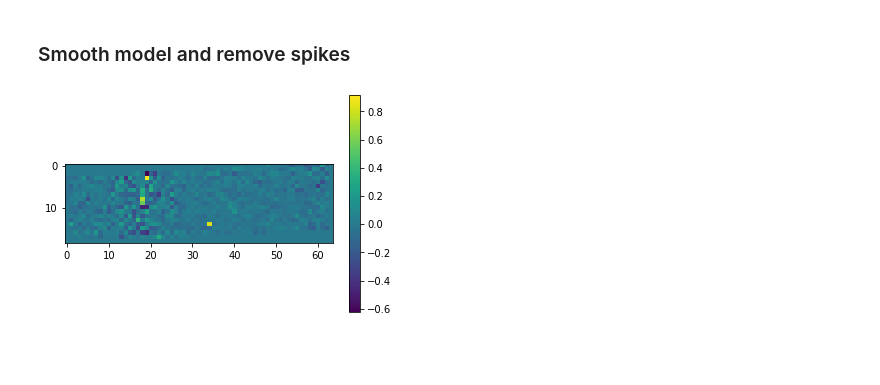
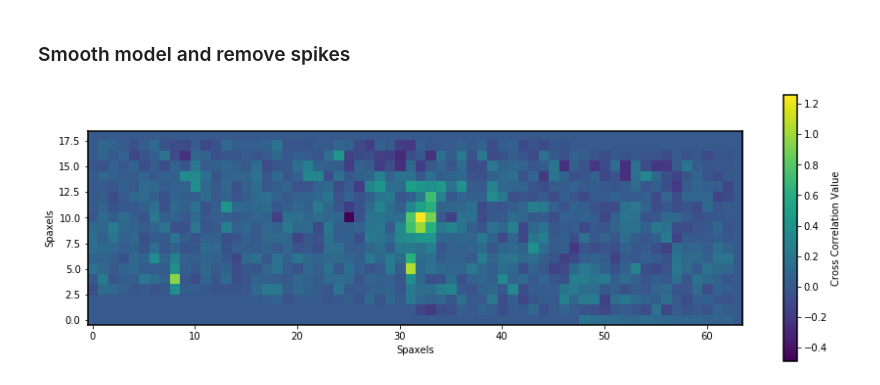
Before and after one commit to k2wilcomb/CCF, a Jupyter notebook: ccf.py.ipynb, the cells around one changed output. Drawn from its saved outputs; the diff is of its cells as text; code cells hidden in the pictures; blank space fills up the shorter version.

```diff
--- a/ccf.py.ipynb
+++ b/ccf.py.ipynb
@@ -38,3 +88,7 @@ Wavelengths = hdul[0].header['CRVAL1'] + np.arange(hdul[0].header['NAXIS1']) * h
 # %% [markdown]
 ### Need model to cross correlate for the planet signal
 #### Model needs to be close in spectral type to planet you're searching for
+# %%
+t3 = np.genfromtxt('2048_377_0_1_1.txt')
+cowaves = t3[:,1]*u.micron
+cofluxes = t3[:,0]
@@ -68,20 +127,29 @@ Available variables:
 ### RV information
 # %%
 #RV of Star km/s (go to simbad)
-rv = -27
+rv = -27 * u.km/u.second
 #baryrv may 26 km/s: (need mjd-obs and to convert to JD)
-baryrv = -21.4
+baryrv = -21.4 * u.km/u.second
 #speed of light in km/s:
-c_kms = 299792
+c_kms = const.c
 # %% [markdown]
 ### Interpolate model to match RV
 # %%
-#assuming rv same as host star and keeping it constant
-wvs_shifted= eriwaves*(1 - ((rv-baryrv) / c_kms))
-#interpolating the model
-spline = scipy.interpolate.splrep(eriwaves, erifluxes)
-#taking above model and creating a doppler shifted spectra of the model
-shifted_spec = scipy.interpolate.splev(wvs_shifted, spline, der=0)
+def interpolate_model_to_rv(wavelengths, fluxes, rv, baryrv):
+    """Use spline interpolation to shift a spectrum based on velocities"""
+
+    #assuming rv same as host star and keeping it constant
+    wvs_shifted= wavelengths*(1 - ((rv-baryrv) / c_kms))
+
+    #interpolating the model
+    spline = scipy.interpolate.splrep(wavelengths.value, fluxes)
+
+    #taking above model and creating a doppler shifted spectra of the model
+    shifted_spec = scipy.interpolate.splev(wvs_shifted, spline, der=0)
+
+    return shifted_spec
+# %%
+shifted_spec = interpolate_model_to_rv(cowaves, cofluxes, rv, baryrv)
 # %% [markdown]
 ### Smooth model and remove spikes
 # %%
@@ -100,20 +168,26 @@ corr_im = np.zeros((19,64))
 # %%
 #looping through cubes (0,18) (0,63)
 for x in range(0,18):
     for y in range(0,63):
         #print(cube[x,y,:])
         smoothed=scipy.ndimage.filters.uniform_filter(cube[x,y,:],size=200) #smoothing pixel flux
         filt = cube[x,y,:] - smoothed #flatten the fluxes
         spikes = np.where(np.abs(filt) > 2*np.std(filt)) #locations in cube where spikes are, if getting rid of too much info set it higher to 3
         filt[spikes]=np.median(filt) #setting spikes to median value
         ccfval = np.sum(filt * filtmod) / np.sqrt(np.sum((filtmod) ** 2)) #cross correlate model with data
         #print(ccfval)
         corr_im[x,y] = ccfval   #put ccf value into array
         #plt.plot(Wavelengths, filt)
         #plt.show()
         #print(spikes)
+
+plt.figure(figsize=(15,5))
 plt.imshow(corr_im)
-plt.colorbar()
+plt.xlabel("Spaxels")
+plt.ylabel("Spaxels")
+
+cb = plt.colorbar()
+cb.set_label("Cross Correlation Value")
 plt.show()
 # %% [output]
-[figure, old version]
+[figure, new version]
```
Also changed, not shown: parts of 12 cells of this notebook.
